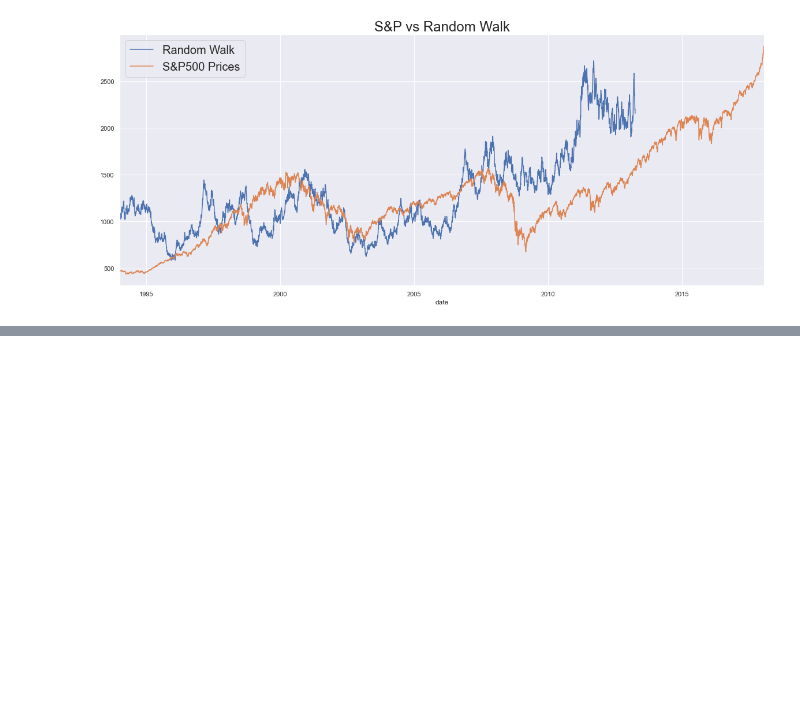
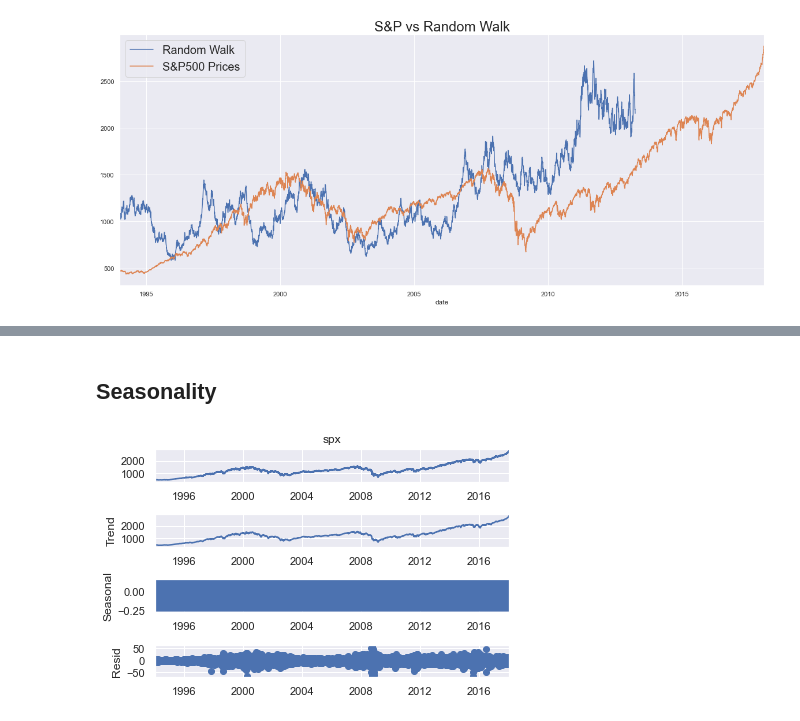
Before and after one commit to mz2300/365-Data-Science, a Jupyter notebook: 365_Time Series Analysis/Simple Time-Series Data.ipynb, the cells around one changed output, grey strips where cells are left out. Saved outputs shown, nothing was run; the diff lists cells and outputs as text; code cells hidden in the pictures; blank space fills up the shorter version.

Commit message:
Update Simple Time Series Data notebook

```diff
--- a/365_Time Series Analysis/Simple Time-Series Data.ipynb
+++ b/365_Time Series Analysis/Simple Time-Series Data.ipynb
@@ -241,0 +281,13 @@ plt.show()
+# %% [markdown]
+## Seasonality
+# %%
+from statsmodels.tsa.seasonal import seasonal_decompose
+
+s_dec_additive = seasonal_decompose(df.spx, model = 'additive')
+s_dec_additive.plot()
+plt.show()
+
+
+# no seasonality in the data
+# %% [output]
+[figure, added]
```
Also changed, not shown: parts of 13 cells of this notebook.
